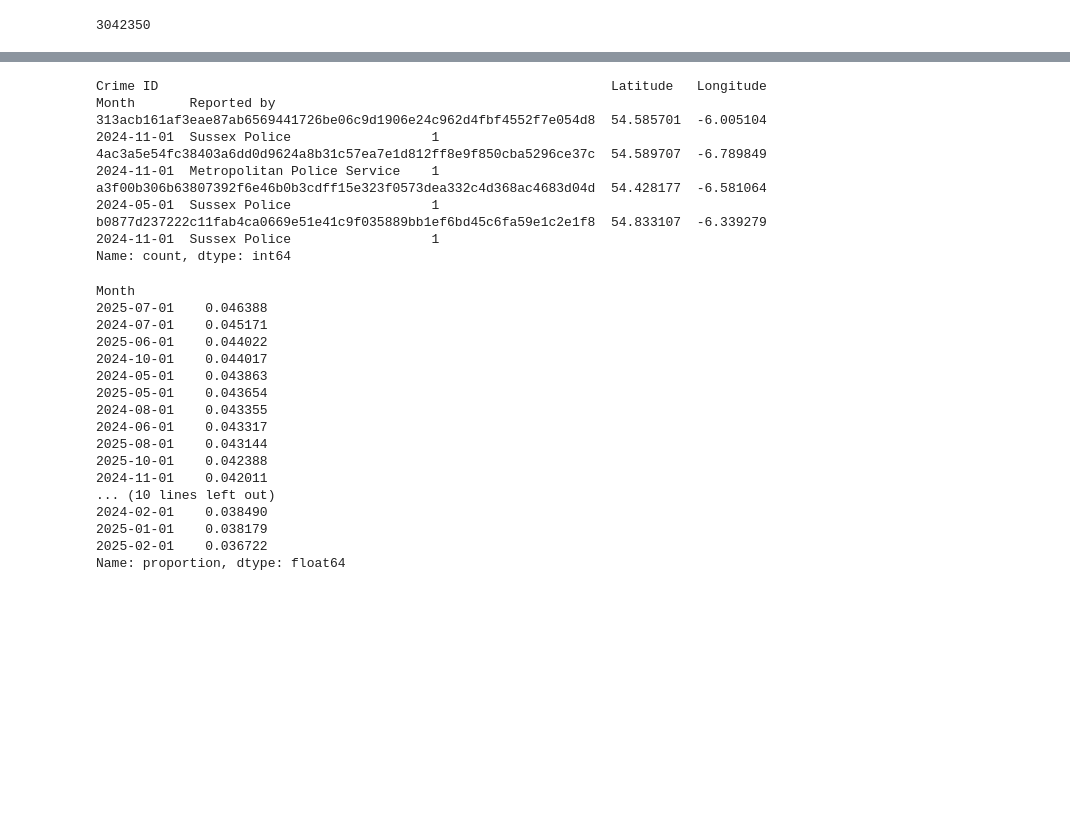
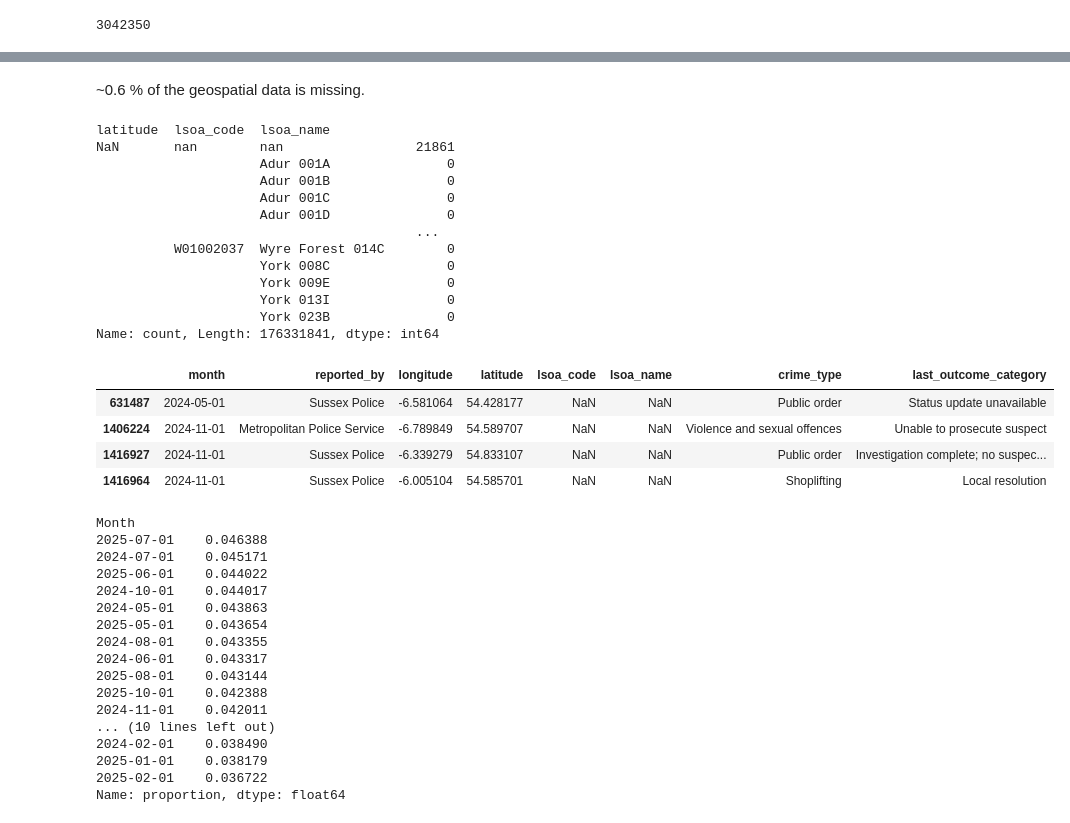
Before and after one commit to luk3pigg/Crime-analysis-using-pandas, a Jupyter notebook: crime-data-cleaning.ipynb, the cells around one changed output, grey strips where cells are left out. Cells and saved outputs as stored; diff of their text form; code cells hidden in the pictures; blank space fills up the shorter version.

```diff
--- a/crime-data-cleaning.ipynb
+++ b/crime-data-cleaning.ipynb
@@ -279,20 +264,33 @@ lsoa_name                 21865
 crime_type                    0
 last_outcome_category    610130
 dtype: int64
+# %% [markdown]
+~0.6 % of the geospatial data is missing.
 # %%
-df_merged.isnull().sum() #21861 longitude and latitude values are missing, and 21865 LSOA names. Everything else intact.
-
-#could fill in missing values here for crime IDs with 'ASB' and last outcome category for ASB
-
-df_merged.loc[df_merged['Longitude'].isnull(), ['Latitude', 'LSOA name']].value_counts(dropna=False) #this shows that every row missing longitude is also missing latitude and LSOA name
-df_merged.loc[df_merged['LSOA name'].isnull(), ['Crime ID', 'Latitude', 'Longitude', 'Month', 'Reported by']].value_counts() #4 rows that are missing LSOA but not geospatial variables
+df_merged.loc[df_merged['longitude'].isnull(), ['latitude', 'lsoa_code', 'lsoa_name']].value_counts(dropna=False) #this shows that every row missing longitude is also missing latitude, LSOA name, and LSOA code
+#df_merged.loc[df_merged['longitude'].isnull(), ['latitude', 'lsoa_code', 'lsoa_name']].isnull().sum() #this is much quicker
 # %% [output]
-Crime ID                                                          Latitude   Longitude  Month       Reported by
-313acb161af3eae87ab6569441726be06c9d1906e24c962d4fbf4552f7e054d8  54.585701  -6.005104  2024-11-01  Sussex Police                  1
-4ac3a5e54fc38403a6dd0d9624a8b31c57ea7e1d812ff8e9f850cba5296ce37c  54.589707  -6.789849  2024-11-01  Metropolitan Police Service    1
-a3f00b306b63807392f6e46b0b3cdff15e323f0573dea332c4d368ac4683d04d  54.428177  -6.581064  2024-05-01  Sussex Police                  1
-b0877d237222c11fab4ca0669e51e41c9f035889bb1ef6bd45c6fa59e1c2e1f8  54.833107  -6.339279  2024-11-01  Sussex Police                  1
-Name: count, dtype: int64
+latitude  lsoa_code  lsoa_name
+NaN       nan        nan                 21861
+                     Adur 001A               0
+                     Adur 001B               0
+                     Adur 001C               0
+                     Adur 001D               0
+                                         ...
+          W01002037  Wyre Forest 014C        0
+                     York 008C               0
+                     York 009E               0
+                     York 013I               0
+                     York 023B               0
+Name: count, Length: 176331841, dtype: int64
+# %%
+df_merged.loc[df_merged['lsoa_name'].isnull() & df_merged['latitude'].notnull()] #4 rogue rows that are missing LSOA but not geospatial variables
+# %% [output]
+|  | month | reported_by | longitude | latitude | lsoa_code | lsoa_name | crime_type | last_outcome_category |
+| 631487 | 2024-05-01 | Sussex Police | -6.581064 | 54.428177 | NaN | NaN | Public order | Status update unavailable |
+| 1406224 | 2024-11-01 | Metropolitan Police Service | -6.789849 | 54.589707 | NaN | NaN | Violence and sexual offences | Unable to prosecute suspect |
+| 1416927 | 2024-11-01 | Sussex Police | -6.339279 | 54.833107 | NaN | NaN | Public order | Investigation complete; no suspec... |
+| 1416964 | 2024-11-01 | Sussex Police | -6.005104 | 54.585701 | NaN | NaN | Shoplifting | Local resolution |
 # %%
 df_merged['Month'].value_counts(normalize=True) #total ocurrences of months throughout the dataset
 # %% [output]
```
Also changed, not shown: parts of 22 cells of this notebook.
